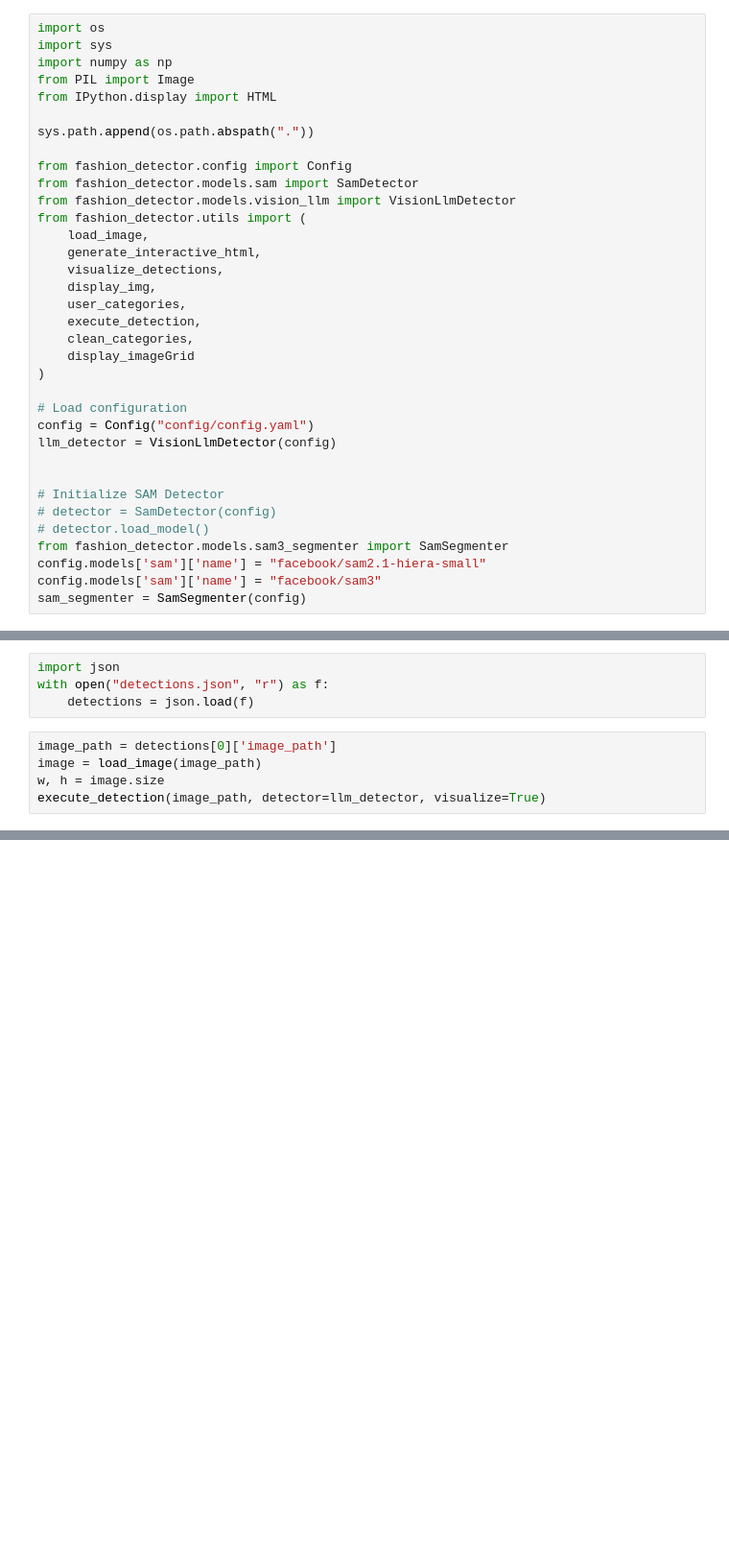
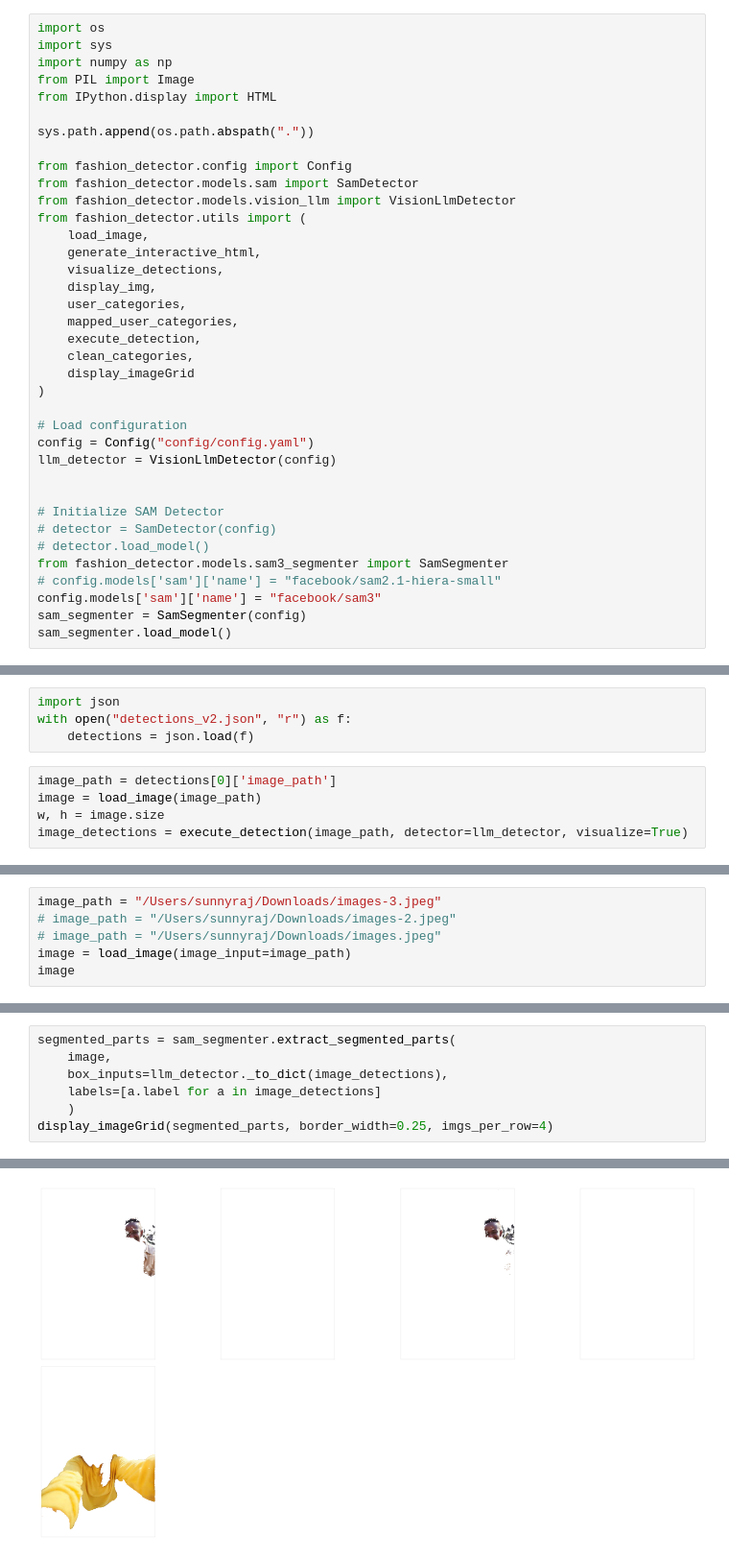
Before and after one commit to SunnyRaj94/visual-fashion-detector, a Jupyter notebook: 15_sam_segmenter.ipynb, the cells around one changed output, grey strips where cells are left out. Shown at 96% size. Drawn from its saved outputs; the diff is of its cells as text; blank space fills up the shorter version.

```diff
--- a/15_sam_segmenter.ipynb
+++ b/15_sam_segmenter.ipynb
@@ -16,6 +16,7 @@ from fashion_detector.utils import (
     visualize_detections,
     display_img,
     user_categories,
+    mapped_user_categories,
     execute_detection,
     clean_categories,
     display_imageGrid
@@ -30,7 +31,8 @@ llm_detector = VisionLlmDetector(config)
 # detector = SamDetector(config)
 # detector.load_model()
 from fashion_detector.models.sam3_segmenter import SamSegmenter
-config.models['sam']['name'] = "facebook/sam2.1-hiera-small"
+# config.models['sam']['name'] = "facebook/sam2.1-hiera-small"
 config.models['sam']['name'] = "facebook/sam3"
 sam_segmenter = SamSegmenter(config)
+sam_segmenter.load_model()
 # %% [output]
@@ -39,10 +45,10 @@ sam_segmenter = SamSegmenter(config)
 # %%
 import json
-with open("detections.json", "r") as f:
+with open("detections_v2.json", "r") as f:
     detections = json.load(f)
 # %%
 image_path = detections[0]['image_path']
 image = load_image(image_path)
 w, h = image.size
-execute_detection(image_path, detector=llm_detector, visualize=True)
+image_detections = execute_detection(image_path, detector=llm_detector, visualize=True)
 # %% [output]
@@ -71,0 +96,6 @@ LiteLLM.Info: If you need to debug this error, use `litellm._turn_on_debug()'.
+# %%
+image_path = "/Users/sunnyraj/Downloads/images-3.jpeg"
+# image_path = "/Users/sunnyraj/Downloads/images-2.jpeg"
+# image_path = "/Users/sunnyraj/Downloads/images.jpeg"
+image = load_image(image_input=image_path)
+image
@@ -71,0 +113,8 @@ LiteLLM.Info: If you need to debug this error, use `litellm._turn_on_debug()'.
+# %%
+segmented_parts = sam_segmenter.extract_segmented_parts(
+    image,
+    box_inputs=llm_detector._to_dict(image_detections),
+    labels=[a.label for a in image_detections]
+    )
+display_imageGrid(segmented_parts, border_width=0.25, imgs_per_row=4)
+# %% [output]
@@ -71,0 +123 @@ LiteLLM.Info: If you need to debug this error, use `litellm._turn_on_debug()'.
+[figure, added]
```
Also changed, not shown: parts of 15 cells of this notebook, 11 other files.
